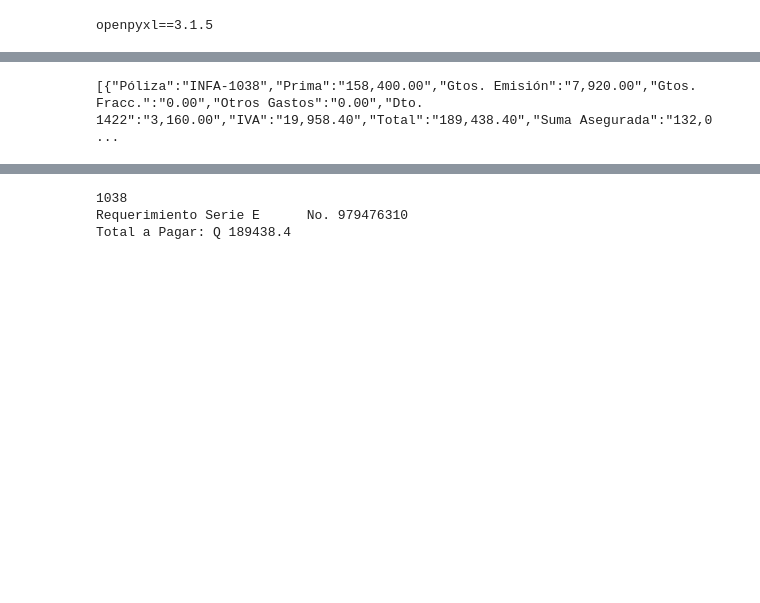
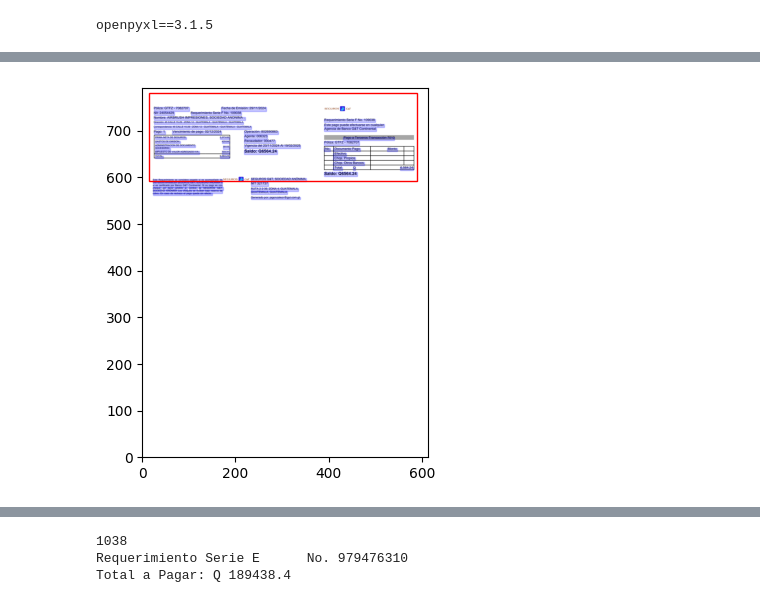
Before and after one commit to karchx/ml_101, a Jupyter notebook: nlp_polizas.ipynb, the cells around one changed output, grey strips where cells are left out. Drawn from its saved outputs; the diff is of its cells as text; code cells hidden in the pictures; blank space fills up the shorter version.

Commit message:
add new logic for extract table in pdf

```diff
--- a/nlp_polizas.ipynb
+++ b/nlp_polizas.ipynb
@@ -75,13 +75,14 @@ def extract_data(path: str):
                     values.append(value.strip())
 
     # Get Suma asegurada
-    df_suma = df[df['column_0'] == "Suma Asegurada:"]
-    key = df_suma['column_0'].values.astype(str)[0]
-    key = key.replace(":", "").strip()
-    value = df_suma['column_1'].values.astype(str)[0]
-    value = value.replace("Q.", "").strip()
-    columns.append(key.strip())
-    values.append(value.strip())
+    # TODO: validar que traiga data sino da un IndexError
+    # df_suma = df[df['column_0'] == "Suma Asegurada:"]
+    # key = df_suma['column_0'].values.astype(str)[0]
+    # key = key.replace(":", "").strip()
+    # value = df_suma['column_1'].values.astype(str)[0]
+    # value = value.replace("Q.", "").strip()
+    # columns.append(key.strip())
+    # values.append(value.strip())
 
     df_final = pd.DataFrame(columns=columns, data=[values])
 
@@ -89,4 +125,23 @@ def extract_data(path: str):
+# %%
+import fitz  # PyMuPDF
+import camelot
+
+
+def extract_tables_from_pdf(pdf_path):
+    tables = camelot.read_pdf(pdf_path, flavor='stream', edge_tol=500)
+    return tables
+
+
+def extract_data(pdf_path: str):
+    tables = extract_tables_from_pdf(pdf_path)
+    plt = camelot.plot(tables[0], kind='contour')
+    plt.show()
+    for table in tables:
+        df = table.df
+        print(df.iloc[0, 0])
+        if "Suma" in df.iloc[0, 0]:
+            print(df[0])
 # %%
-pdf_path = "./test.pdf"
+pdf_path = "./test2.pdf"
 extract_data(pdf_path)
 # %% [output]
@@ -94 +148 @@ WARNING:tabula.util:'pages' argument isn't specified.Will extract only from page
-[{"Póliza":"INFA-1038","Prima":"158,400.00","Gtos. Emisión":"7,920.00","Gtos. Fracc.":"0.00","Otros Gastos":"0.00","Dto. 1422":"3,160.00","IVA":"19,958.40","Total":"189,438.40","Suma Asegurada":"132,0 ...
+[figure, added]
```
Also changed, not shown: parts of 5 cells of this notebook.
